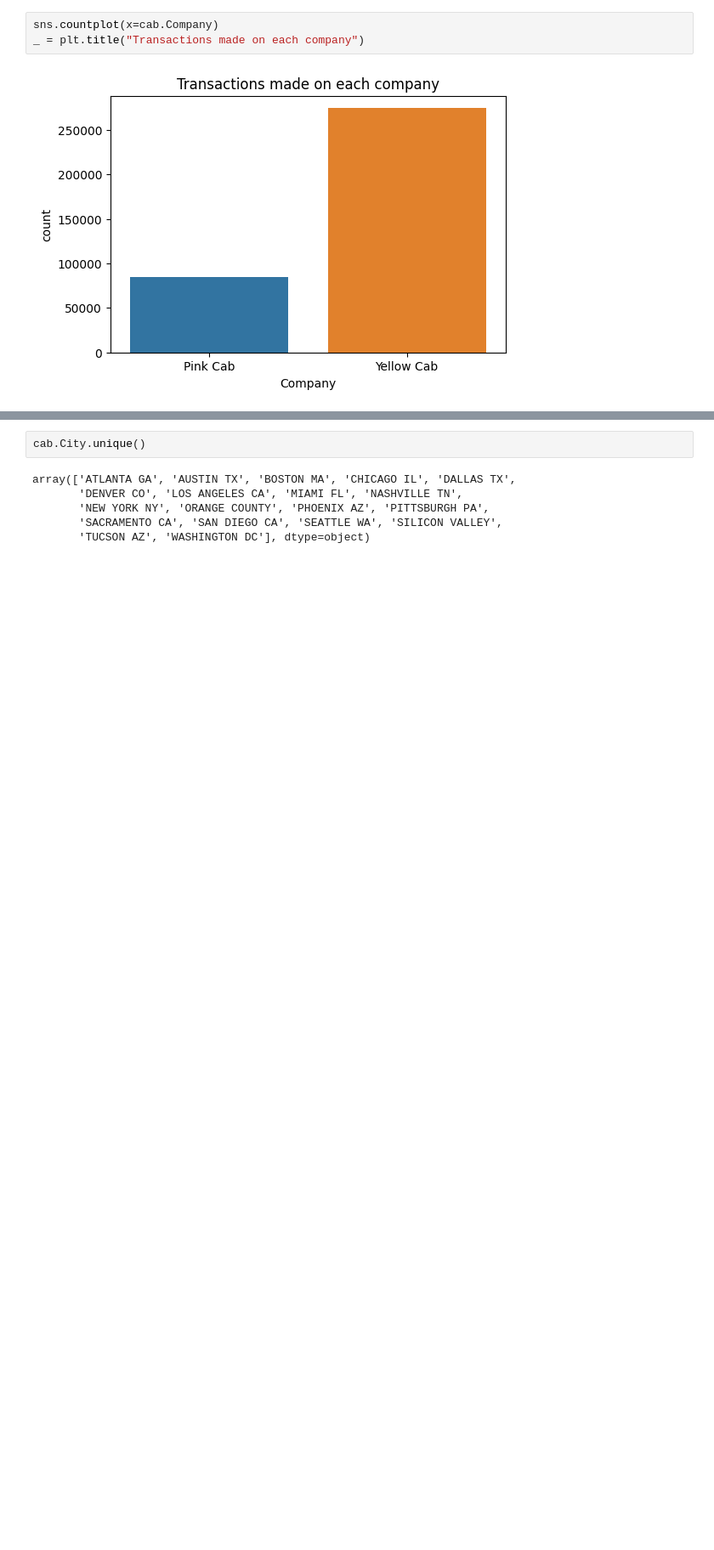
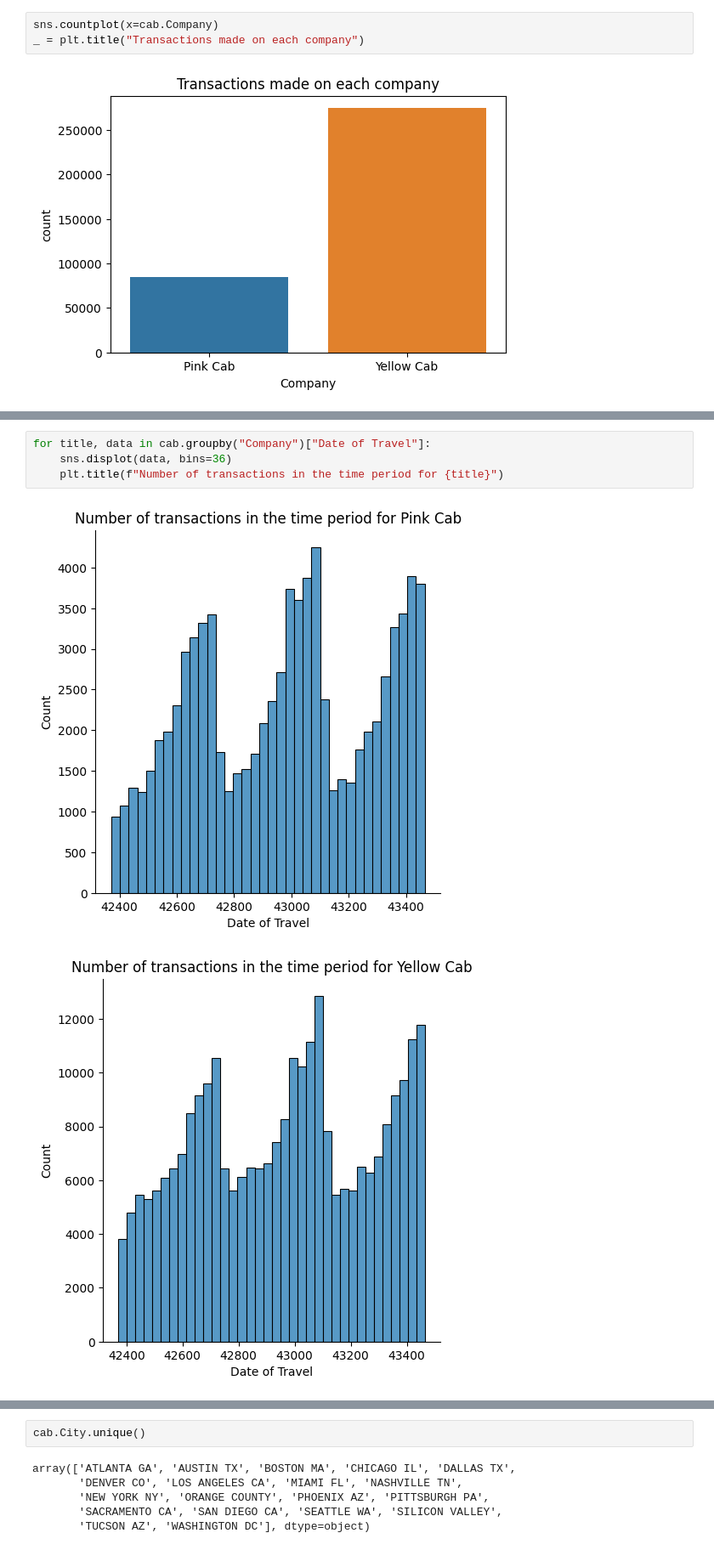
Before and after one commit to Wabinab/DataSets, a Jupyter notebook: discovery.ipynb, the cells around one changed output, grey strips where cells are left out. Shown at 85% size. Drawn from its saved outputs; the diff is of its cells as text; blank space fills up the shorter version.

```diff
--- a/discovery.ipynb
+++ b/discovery.ipynb
@@ -64,0 +79,7 @@ There are more transactions made with `Yellow Cab` company than `Pink Cab`.
+# %%
+for title, data in cab.groupby("Company")["Date of Travel"]:
+    sns.displot(data, bins=36)
+    plt.title(f"Number of transactions in the time period for {title}")
+# %% [output]
+[figure, added]
+[figure, added]
```
Also changed, not shown: parts of 44 cells of this notebook, 3 other files.
